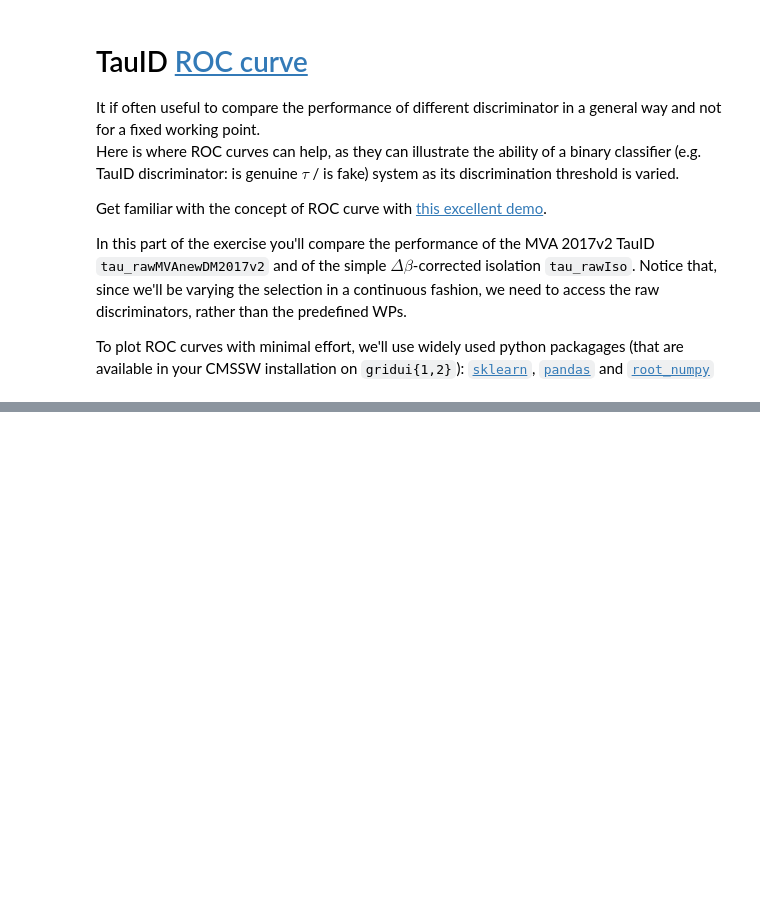
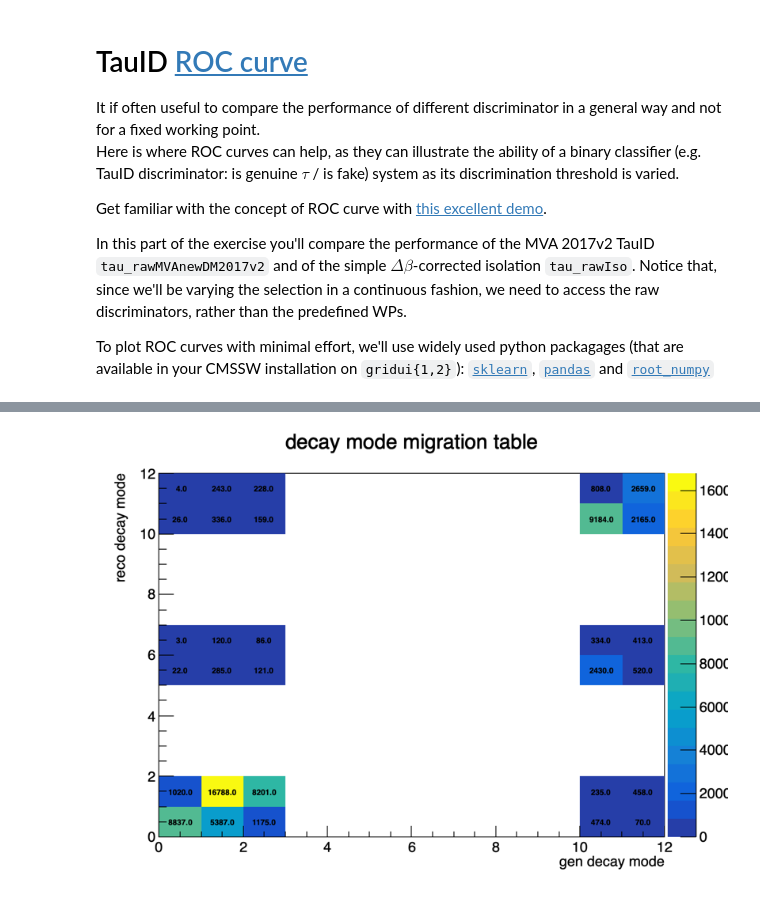
Before and after one commit to SiewYan/TauCMSDAS19, a Jupyter notebook: tau_plotting.ipynb, the cells around one changed output, grey strips where cells are left out. Drawn from its saved outputs; the diff is of its cells as text; code cells hidden in the pictures; blank space fills up the shorter version.

```diff
--- a/tau_plotting.ipynb
+++ b/tau_plotting.ipynb
@@ -370,0 +382,20 @@ plt.legend(loc='lower right')
+# %%
+# select only genuine taus
+selection = 'tau_genPartFlav==5'
+
+# remove the stat pad
+ROOT.gStyle.SetOptStat(0)
+
+# never forget the canvas when using Jupyter, and adjust parameters
+c1.Draw()
+c1.SetLogx(False)
+c1.SetLogy(False)
+c1.SetGridx(False)
+c1.SetGridy(False)
+
+# define the histogram
+h2_dm = ROOT.TH2F('dm', 'decay mode migration table', 12, 0, 12, 12, 0, 12)
+dy_tree.Draw('tau_decayMode : tau_gen_decayMode >> dm', selection, 'colz text')
+h2_dm.GetYaxis().SetTitle('reco decay mode')
+h2_dm.GetXaxis().SetTitle('gen decay mode')
+# %% [output]
@@ -370,0 +404 @@ plt.legend(loc='lower right')
+[figure, added]
```
Also changed, not shown: parts of 8 cells of this notebook.
